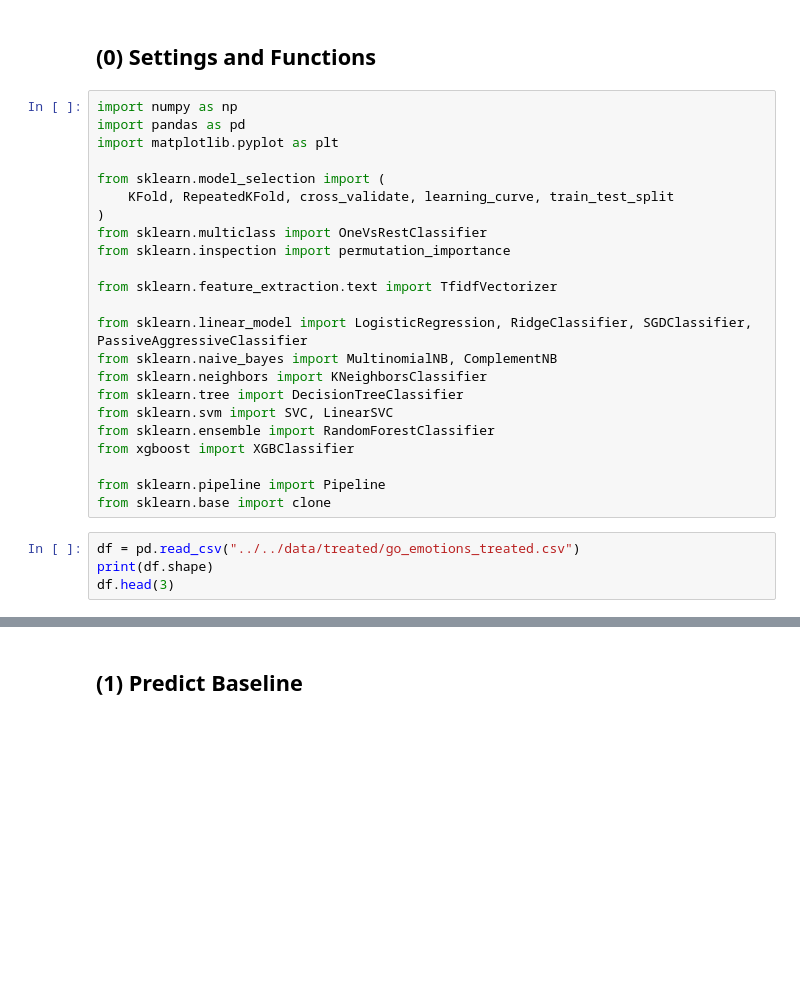
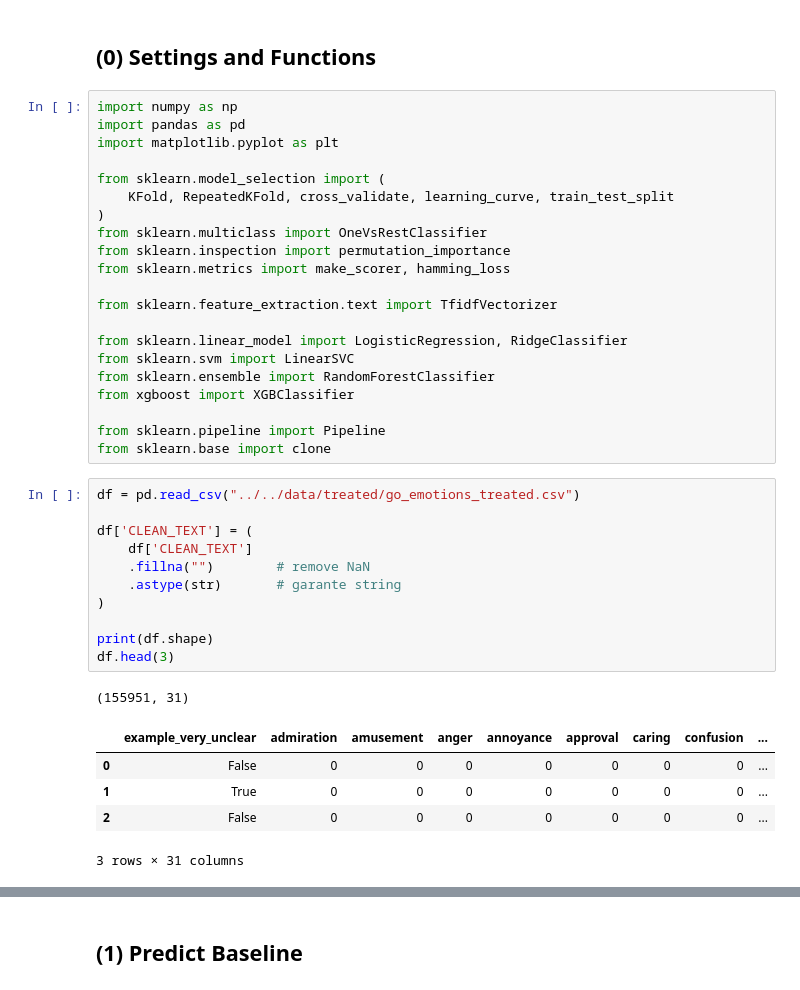
Before and after one commit to LuanBarbs/tcc-emotion-detection-nlp, a Jupyter notebook: src/baseline/baseline_05_GoEmotions_TFIDF.ipynb, the cells around one changed output, grey strips where cells are left out. Cells and saved outputs as stored; diff of their text form; blank space fills up the shorter version.

```diff
--- a/src/baseline/baseline_05_GoEmotions_TFIDF.ipynb
+++ b/src/baseline/baseline_05_GoEmotions_TFIDF.ipynb
@@ -10,14 +10,12 @@ from sklearn.model_selection import (
 )
 from sklearn.multiclass import OneVsRestClassifier
 from sklearn.inspection import permutation_importance
+from sklearn.metrics import make_scorer, hamming_loss
 
 from sklearn.feature_extraction.text import TfidfVectorizer
 
-from sklearn.linear_model import LogisticRegression, RidgeClassifier, SGDClassifier, PassiveAggressiveClassifier
-from sklearn.naive_bayes import MultinomialNB, ComplementNB
-from sklearn.neighbors import KNeighborsClassifier
-from sklearn.tree import DecisionTreeClassifier
-from sklearn.svm import SVC, LinearSVC
+from sklearn.linear_model import LogisticRegression, RidgeClassifier
+from sklearn.svm import LinearSVC
 from sklearn.ensemble import RandomForestClassifier
 from xgboost import XGBClassifier
 
@@ -25,8 +23,22 @@ from sklearn.pipeline import Pipeline
 from sklearn.base import clone
 # %%
 df = pd.read_csv("../../data/treated/go_emotions_treated.csv")
+
+df['CLEAN_TEXT'] = (
+    df['CLEAN_TEXT']
+    .fillna("")        # remove NaN
+    .astype(str)       # garante string
+)
+
 print(df.shape)
 df.head(3)
+# %% [output]
+(155951, 31)
+|  | example_very_unclear | admiration | amusement | anger | annoyance | approval | caring | confusion | ... |
+| 0 | False | 0 | 0 | 0 | 0 | 0 | 0 | 0 | ... |
+| 1 | True | 0 | 0 | 0 | 0 | 0 | 0 | 0 | ... |
+| 2 | False | 0 | 0 | 0 | 0 | 0 | 0 | 0 | ... |
+3 rows × 31 columns
 # %%
 def avaliar_cv(model, X_train, y_train, n_splits=5, n_repeats=6):
     rskf = RepeatedKFold(n_splits=n_splits, n_repeats=n_repeats, random_state=42)
```
Also changed, not shown: parts of 5 cells of this notebook, 8 other files.
